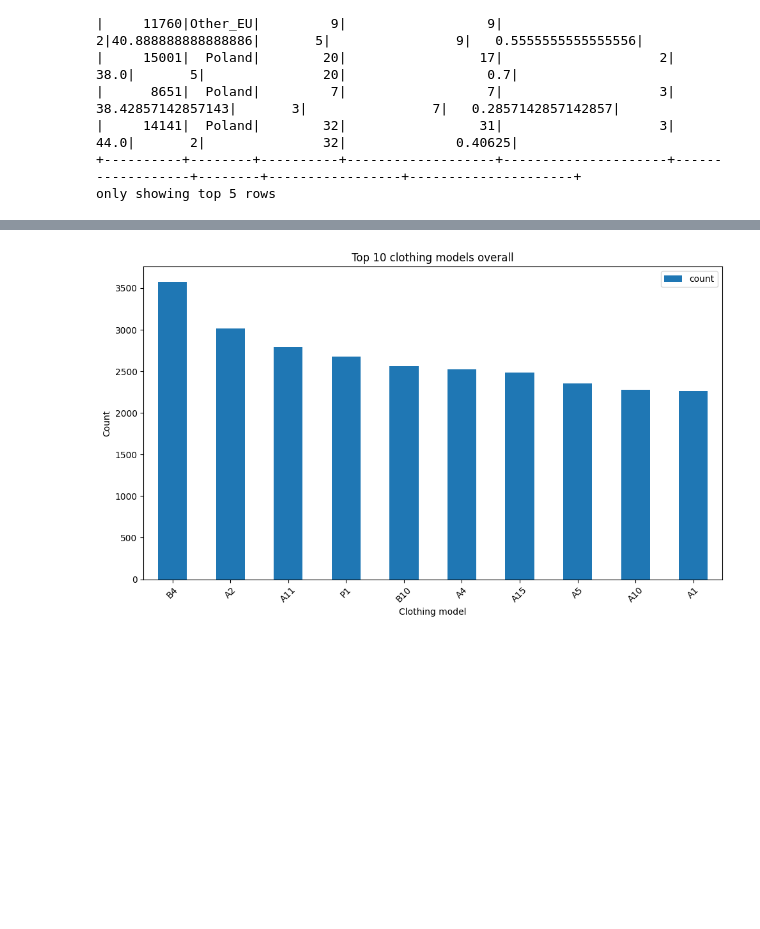
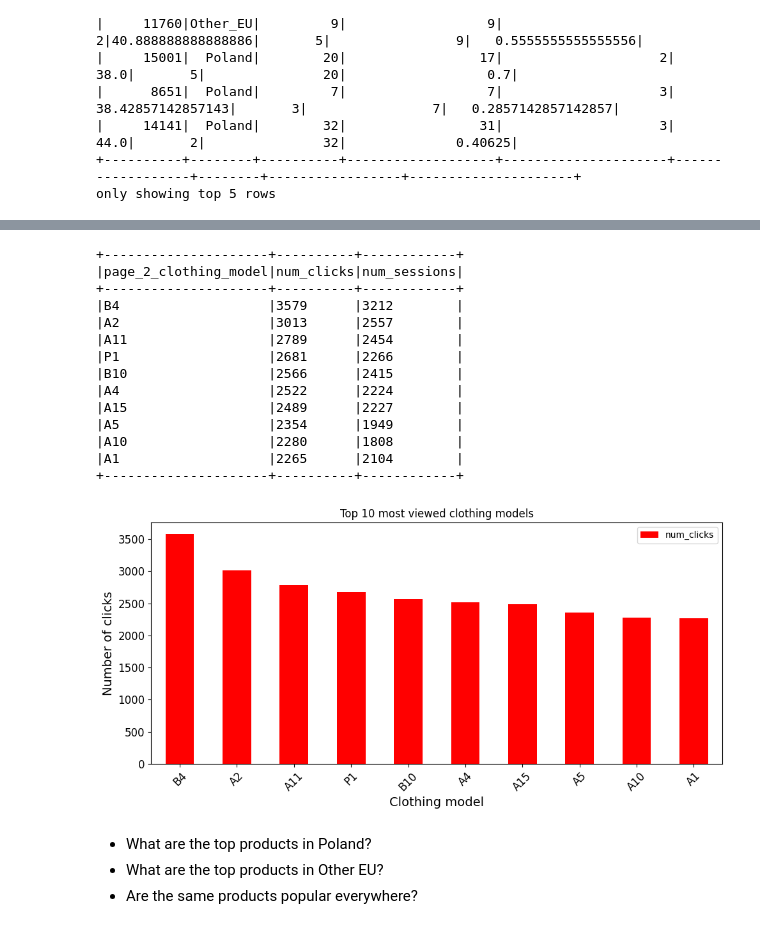
Before and after one commit to namvdo/bdpa-clickflow, a Jupyter notebook: notebooks/02_analysis.ipynb, the cells around one changed output, grey strips where cells are left out. Drawn from its saved outputs; the diff is of its cells as text; code cells hidden in the pictures; blank space fills up the shorter version.

```diff
--- a/notebooks/02_analysis.ipynb
+++ b/notebooks/02_analysis.ipynb
@@ -145,18 +145,19 @@ def plot_df(
     )
 
     if xlabel is not None:
-        ax.set_xlabel(xlabel)
+        ax.set_xlabel(xlabel, fontsize=14)
     elif x is not None:
-        ax.set_xlabel(x)
+        ax.set_xlabel(x, fontsize=14)
 
     if ylabel is not None:
-        ax.set_ylabel(ylabel)
+        ax.set_ylabel(ylabel, fontsize=14)
     elif y is not None and isinstance(y, str):
-        ax.set_ylabel(y)
+        ax.set_ylabel(y, fontsize=14)
 
     if title is not None:
         ax.set_title(title)
-
+    ax.tick_params(axis="x", labelsize=12)
+    ax.tick_params(axis="y", labelsize=12)
     plt.xticks(rotation=rotation)
     plt.tight_layout()
     plt.show()
@@ -272,27 +414,49 @@ only showing top 5 rows
 # %%
-# top products by region
+# Top 10 clothing models overall
+
 top_products = (
-    df.groupBy("region", "page_2_clothing_model")
-    .count()
-    .orderBy("region", F.desc("count"))
+    df_eda.groupBy("page_2_clothing_model")
+    .agg(
+        F.count("*").alias("num_clicks"),
+        F.countDistinct("session_id").alias("num_sessions")
+    )
+    .orderBy(F.desc("num_clicks"))
+    .limit(10)
 )
 
-top_products_overall = (
-    df.groupBy("page_2_clothing_model").count().orderBy(F.desc("count")).limit(10)
-)
+top_products.show(truncate=False)
 
-pdf = top_products_overall.toPandas()
+pdf = top_products.toPandas()
 
 plot_df(
     pdf,
     x="page_2_clothing_model",
-    y="count",
+    y="num_clicks",
     kind="bar",
-    figsize=(10, 6),
+    figsize=(10, 5),
     xlabel="Clothing model",
-    ylabel="Count",
-    title="Top 10 clothing models overall",
+    ylabel="Number of clicks",
+    title="Top 10 most viewed clothing models",
     rotation=45,
+    color="red"
 )
 # %% [output]
++---------------------+----------+------------+
+|page_2_clothing_model|num_clicks|num_sessions|
++---------------------+----------+------------+
+|B4                   |3579      |3212        |
+|A2                   |3013      |2557        |
+|A11                  |2789      |2454        |
+|P1                   |2681      |2266        |
+|B10                  |2566      |2415        |
+|A4                   |2522      |2224        |
+|A15                  |2489      |2227        |
+|A5                   |2354      |1949        |
+|A10                  |2280      |1808        |
+|A1                   |2265      |2104        |
++---------------------+----------+------------+
-[figure, old version]
+[figure, new version]
+# %% [markdown]
+- What are the top products in Poland?
+- What are the top products in Other EU?
+- Are the same products popular everywhere?
```
Also changed, not shown: parts of 41 cells of this notebook.
